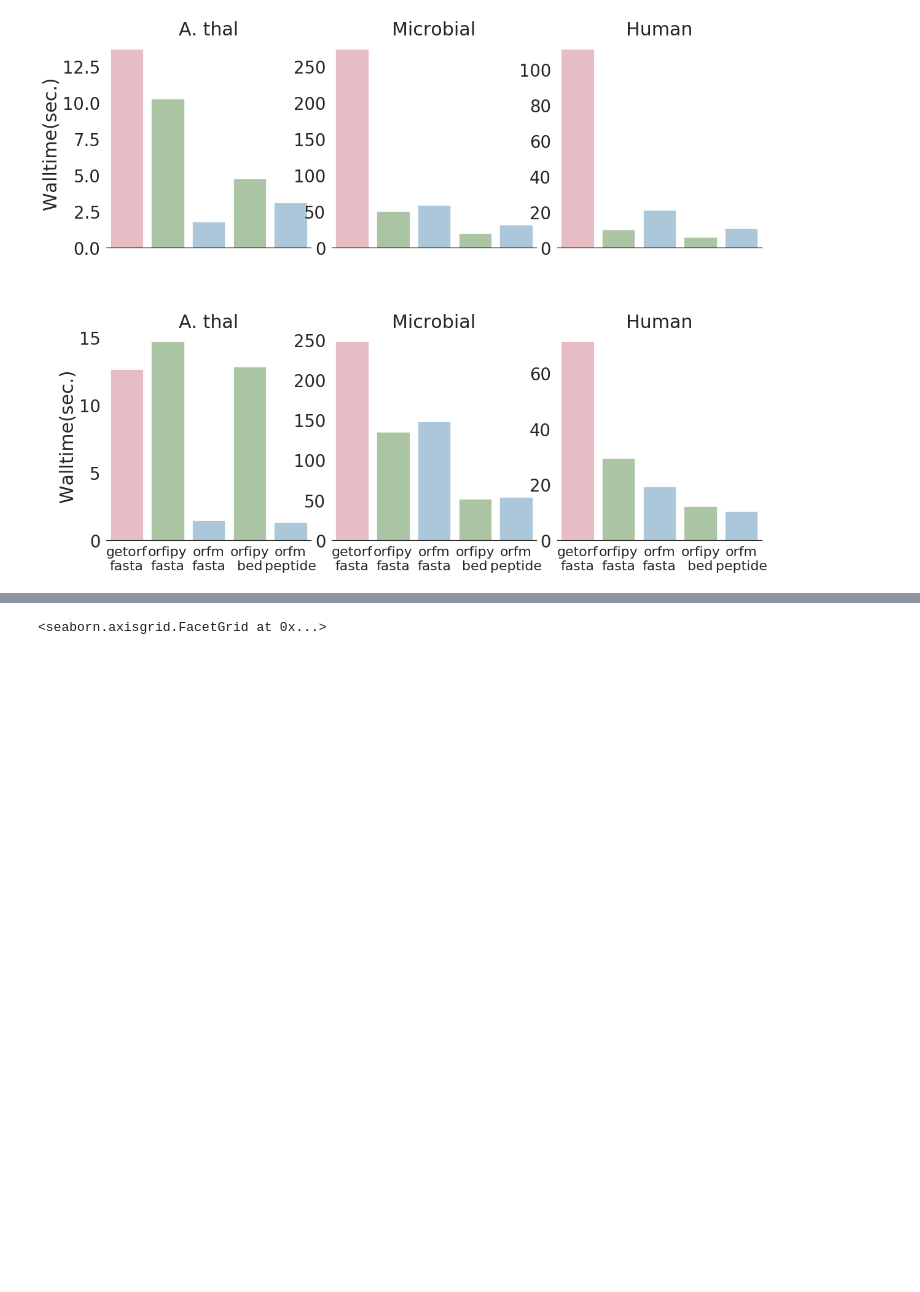
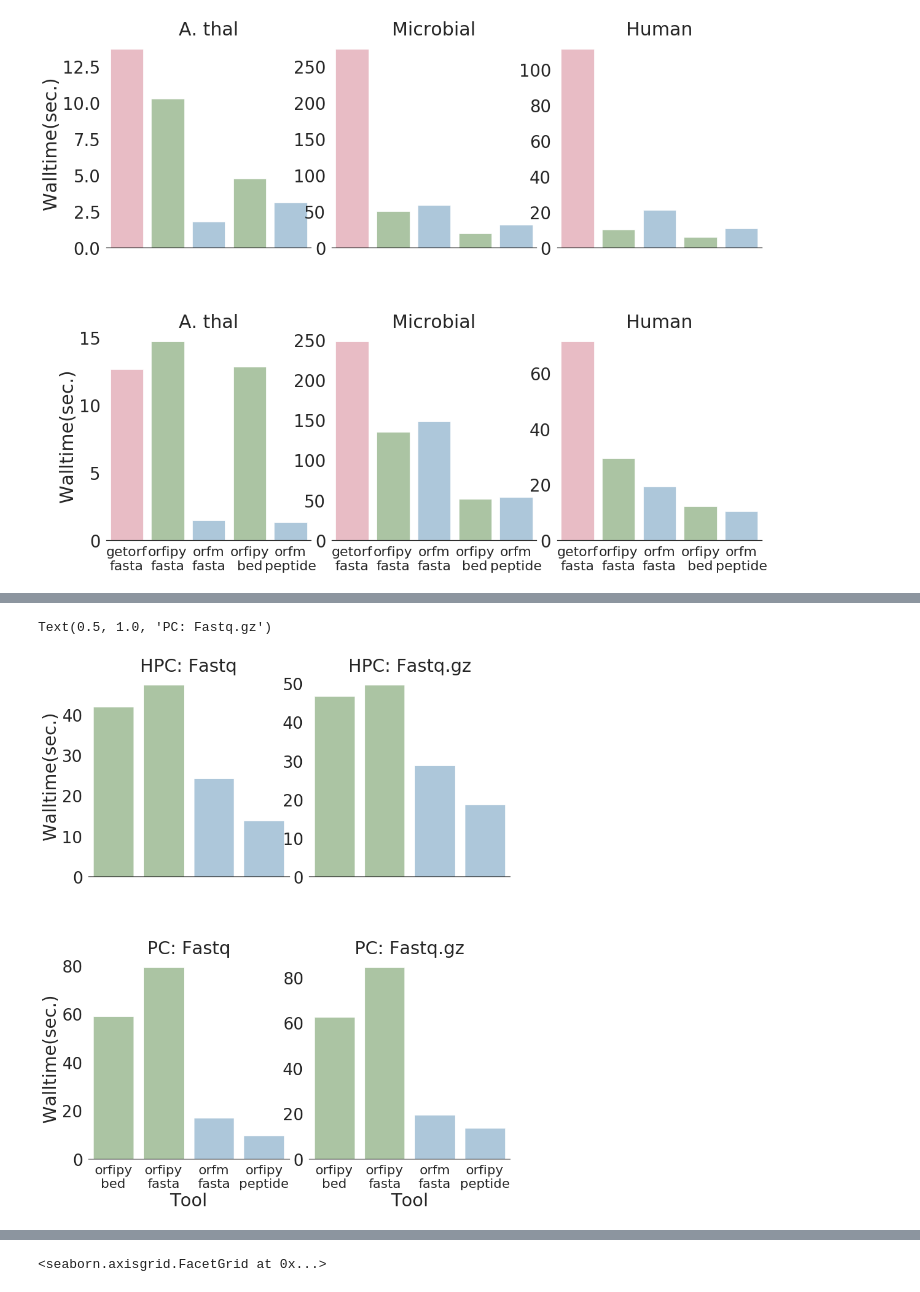
Before and after one commit to urmi-21/orfipy, a Jupyter notebook: scripts/makeplot.ipynb, the cells around one changed output, grey strips where cells are left out. Drawn from its saved outputs; the diff is of its cells as text; code cells hidden in the pictures; blank space fills up the shorter version.

Commit message:
update results

```diff
--- a/scripts/makeplot.ipynb
+++ b/scripts/makeplot.ipynb
@@ -89,0 +91,34 @@ Text(0.5, 0, '')
+# %%
+#plot fastq times
+fastq=pd.read_csv('results_fastq.tsv', sep='\t', header=0)
+fastq["Group"] = fastq["Data"] +"-"+ fastq["Environment"]
+fastq['Tool'] = fastq['Tool'].astype('category')
+fastq['Data'] = fastq['Data'].astype('category')
+fastq['Environment'] = fastq['Environment'].astype('category')
+fastq['Group'] = fastq['Group'].astype('category')
+
+#plot user times
+sns.set(font_scale=2.5,style="white")
+colors = ["#84b375","#84b375","#80b2d6","#80b2d6"]# Set your custom color palette
+#sns.set_palette(sns.color_palette(colors))
+
+g = sns.FacetGrid(fastq, row="Environment",col="Data", hue="Tool",
+                  palette=sns.color_palette(colors,desat=1),
+                  sharey=False,sharex=True,legend_out=True,height=7.5,
+                  aspect=.85,gridspec_kws={"wspace":0.1,"hspace":0.4})
+#xorder=['getorf_fa','orfipy_fa','orfm_fa','orfipy_bed','orfm_pep']
+g.map(sns.barplot, "Tool", "Walltime(sec.)", alpha=.7,ci=None)
+g.despine(left=True)
+#g.add_legend()
+#plt.legend(loc='upper left')
+
+
+g.set_xticklabels(['orfipy\nbed','orfipy\nfasta','orfm\nfasta','orfipy\npeptide'],rotation=0,size=22)
+axes = g.axes.flatten()
+axes[0].set_title("HPC: Fastq")
+axes[1].set_title("HPC: Fastq.gz")
+axes[2].set_title("PC: Fastq")
+axes[3].set_title("PC: Fastq.gz")
+# %% [output]
+Text(0.5, 1.0, 'PC: Fastq.gz')
+[figure, added]
```
Also changed, not shown: parts of 3 cells of this notebook, 9 other files.
